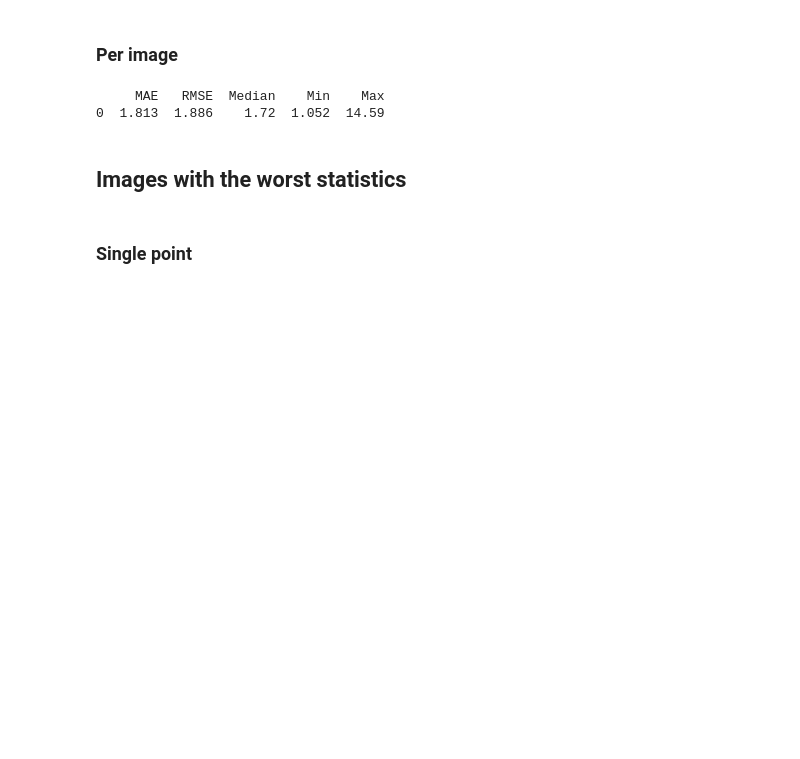
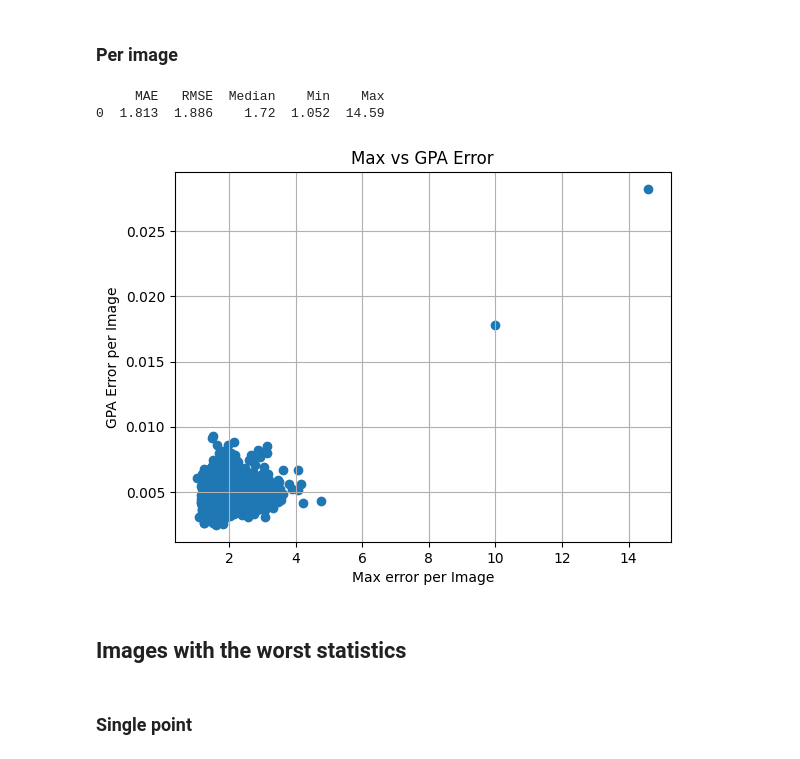
Before and after one commit to mkrajew/bees, a Jupyter notebook: notebooks/10_GPA_statistics.ipynb, the cells around one changed output. Cells and saved outputs as stored; diff of their text form; code cells hidden in the pictures; blank space fills up the shorter version.

```diff
--- a/notebooks/10_GPA_statistics.ipynb
+++ b/notebooks/10_GPA_statistics.ipynb
@@ -86,6 +92,9 @@ predicted_labels.shape = (2135, 19, 2)
 # Calculate Statistics
 # %%
 errors = np.linalg.norm(predicted_labels - original_labels, axis=2)  # shape: (n_samples, 19)
-errors.size
+print(errors.size)
+
+gpa_errors = np.linalg.norm(mean_coords.cpu().numpy() - gpas, axis=2)
+gpa_errors.shape
 # %% [output]
 40565
@@ -146,6 +156,8 @@ Point
 # %%
 mean_per_image = errors.mean(axis=1)
 # mean_per_image = np.sqrt(np.mean(errors**2, axis=1))
+
+gpa_error_per_image = gpa_errors.mean(axis=1)
 
 mae = np.mean(np.abs(mean_per_image))
 rmse = np.sqrt(np.mean(mean_per_image ** 2))
@@ -167,6 +179,22 @@ print(df)
 # %% [output]
      MAE   RMSE  Median    Min    Max
 0  1.813  1.886    1.72  1.052  14.59
+# %%
+import matplotlib.pyplot as plt
+
+max_error_per_image = np.max(errors, axis=1)
+
+plt.figure()
+plt.scatter(mean_per_image, gpa_error_per_image)
+
+plt.title("Max vs GPA Error")
+plt.xlabel("Max error per Image")
+plt.ylabel("GPA Error per Image")
+plt.grid(True)
+# plt.xlim(0, 25)
+plt.show()
+# %% [output]
+[figure, added]
 # %% [markdown]
 ## Images with the worst statistics
 # %% [markdown]
```
Also changed, not shown: parts of 5 cells of this notebook.
